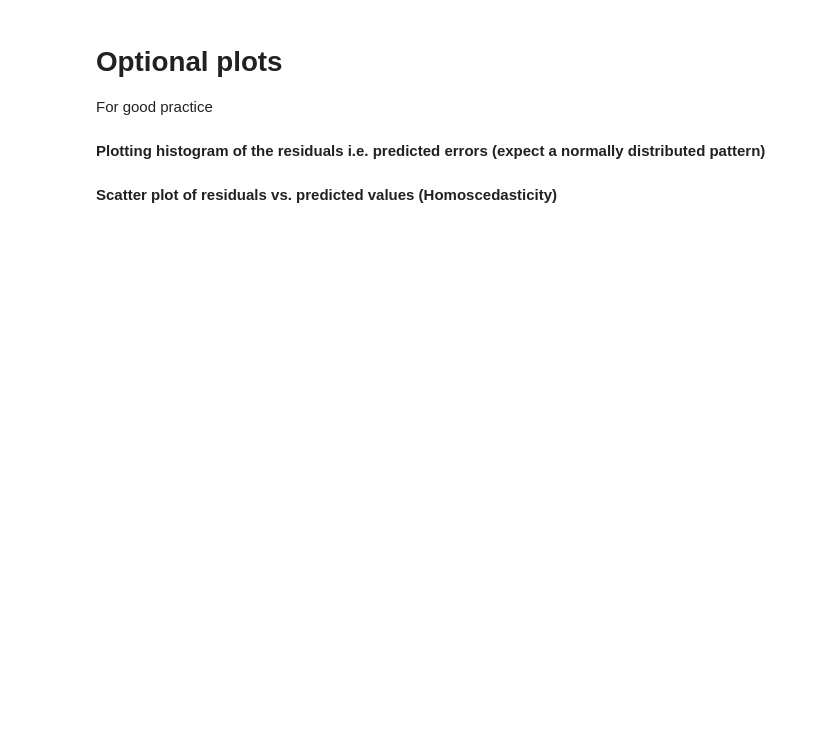
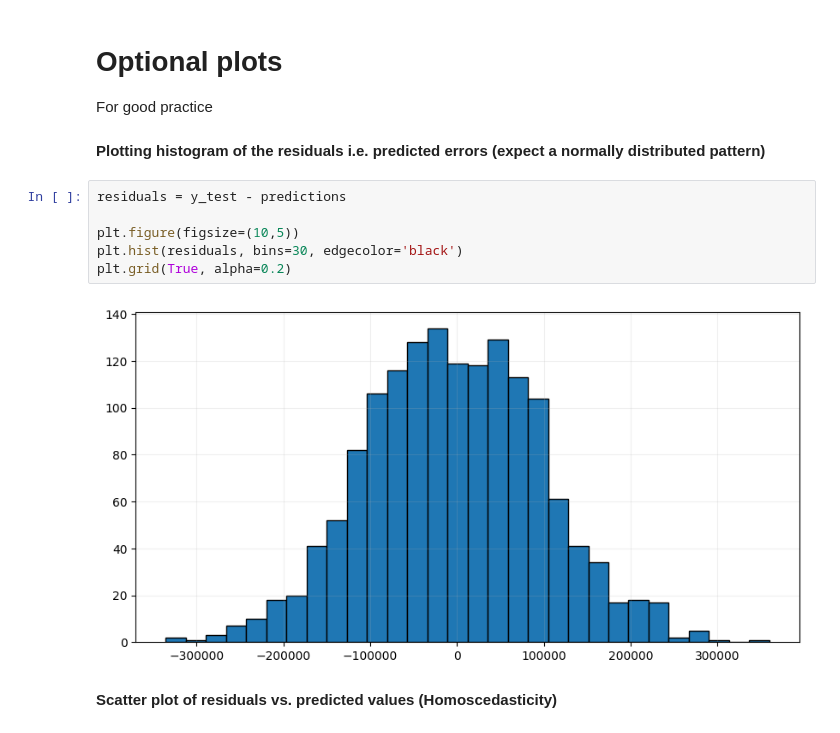
Before and after one commit to arnotoro/foundations-AI-ML, a Jupyter notebook: FAIML_E7/Linear_Regression_Practice.ipynb, the cells around one changed output. Cells and saved outputs as stored; diff of their text form; blank space fills up the shorter version.

```diff
--- a/FAIML_E7/Linear_Regression_Practice.ipynb
+++ b/FAIML_E7/Linear_Regression_Practice.ipynb
@@ -129,5 +288,13 @@ Answer here
 For good practice
 # %% [markdown]
 **Plotting histogram of the residuals i.e. predicted errors (expect a normally distributed pattern)**
+# %%
+residuals = y_test - predictions
+
+plt.figure(figsize=(10,5))
+plt.hist(residuals, bins=30, edgecolor='black')
+plt.grid(True, alpha=0.2)
+# %% [output]
+[figure, added]
 # %% [markdown]
 **Scatter plot of residuals vs. predicted values (Homoscedasticity)**
```
Also changed, not shown: parts of 22 cells of this notebook, 2 other files.
